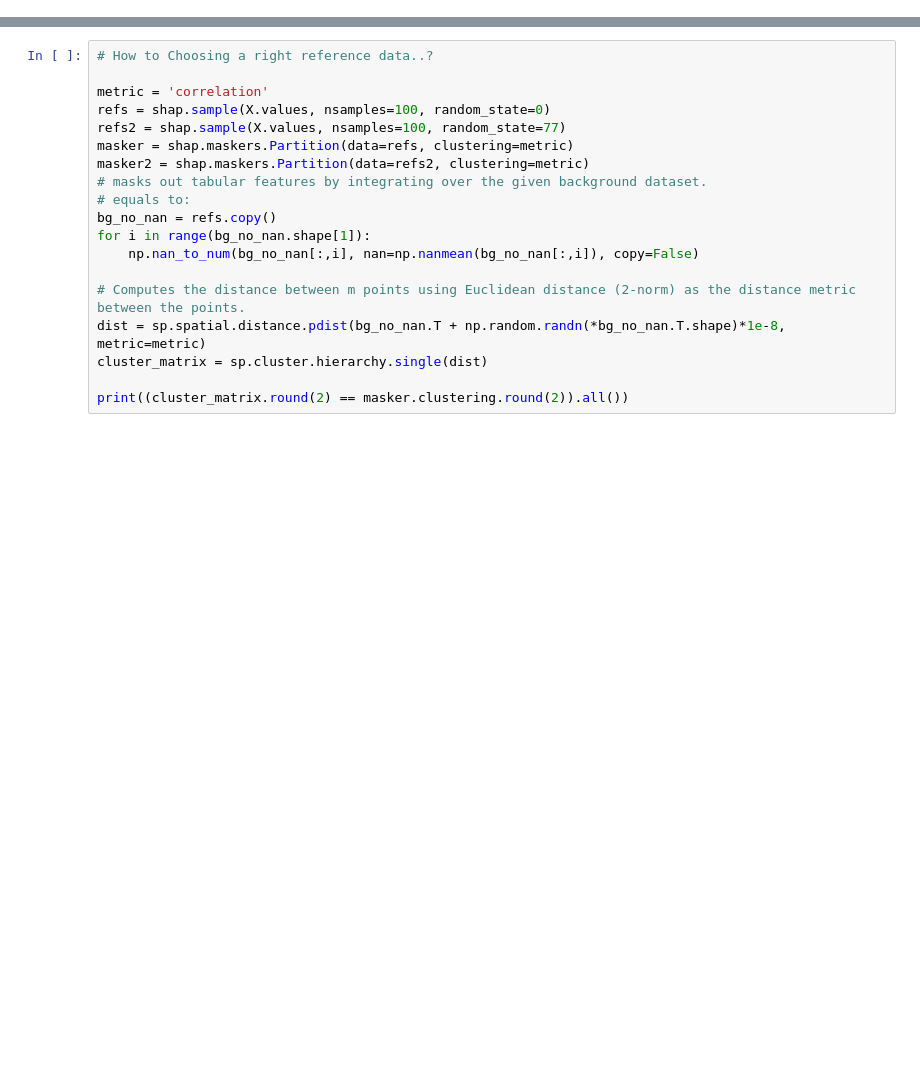
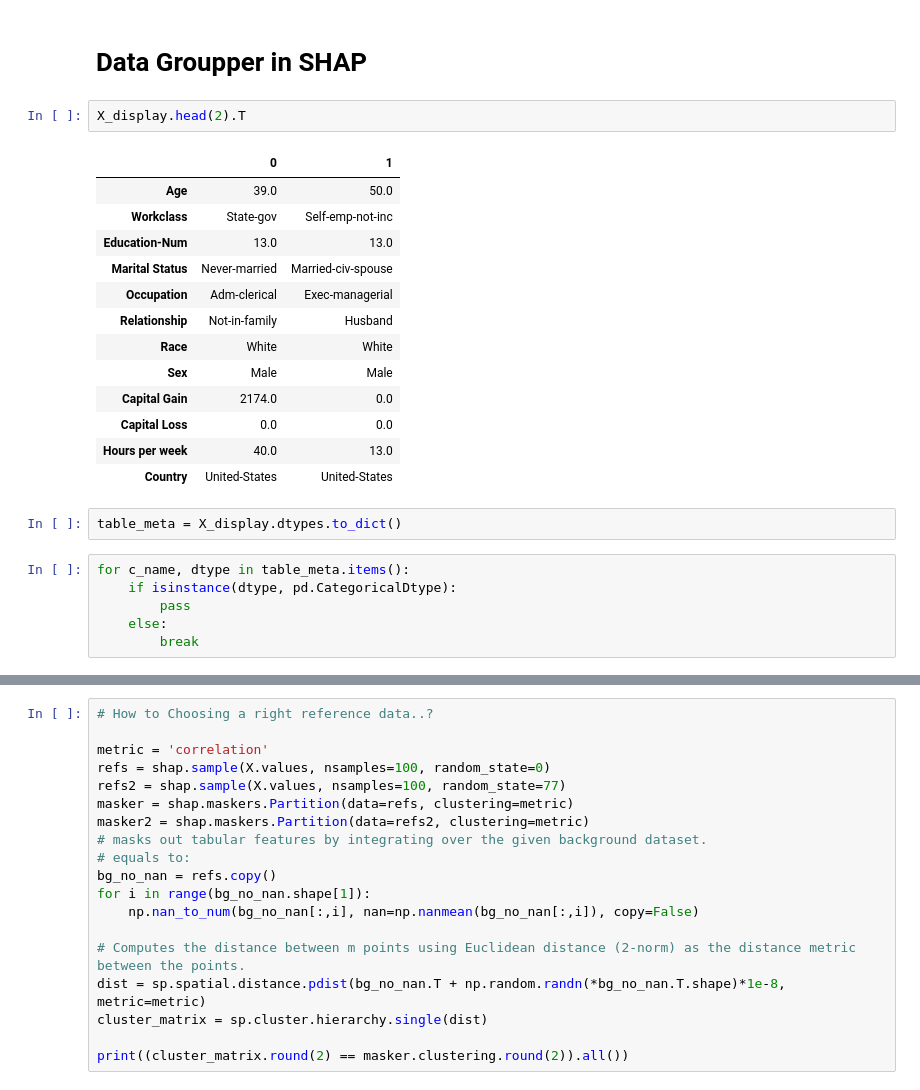
Before and after one commit to simonjisu/XAI2022Spring, a Jupyter notebook: notebooks/TestNotebook.ipynb, the cells around one changed output, grey strips where cells are left out. Drawn from its saved outputs; the diff is of its cells as text; blank space fills up the shorter version.

```diff
--- a/notebooks/TestNotebook.ipynb
+++ b/notebooks/TestNotebook.ipynb
@@ -46,0 +86,26 @@ XGBRegressor(base_score=0.5, booster='gbtree', colsample_bylevel=1,
+# %% [markdown]
+# Data Groupper in SHAP
+# %%
+X_display.head(2).T
+# %% [output]
+|  | 0 | 1 |
+| Age | 39.0 | 50.0 |
+| Workclass | State-gov | Self-emp-not-inc |
+| Education-Num | 13.0 | 13.0 |
+| Marital Status | Never-married | Married-civ-spouse |
+| Occupation | Adm-clerical | Exec-managerial |
+| Relationship | Not-in-family | Husband |
+| Race | White | White |
+| Sex | Male | Male |
+| Capital Gain | 2174.0 | 0.0 |
+| Capital Loss | 0.0 | 0.0 |
+| Hours per week | 40.0 | 13.0 |
+| Country | United-States | United-States |
+# %%
+table_meta = X_display.dtypes.to_dict()
+# %%
+for c_name, dtype in table_meta.items():
+    if isinstance(dtype, pd.CategoricalDtype):
+        pass
+    else:
+        break
```
Also changed, not shown: parts of 6 cells of this notebook, 26 other files.
